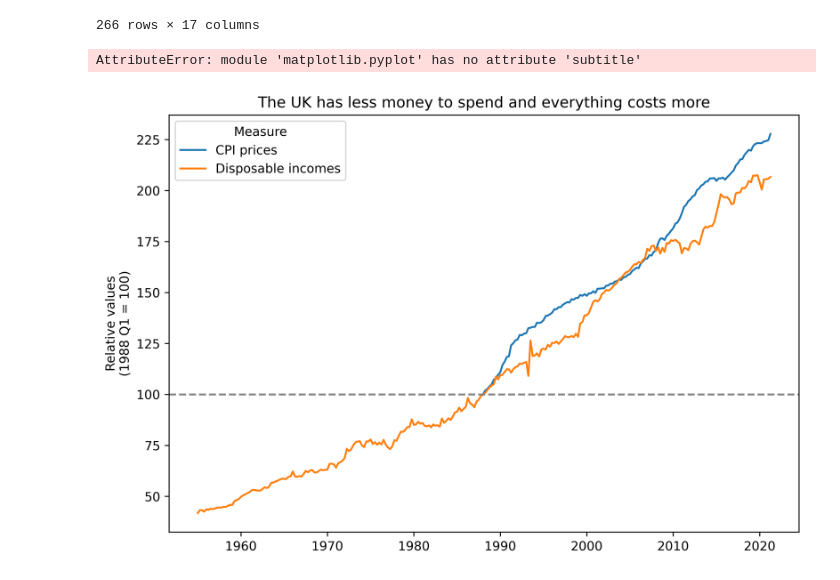
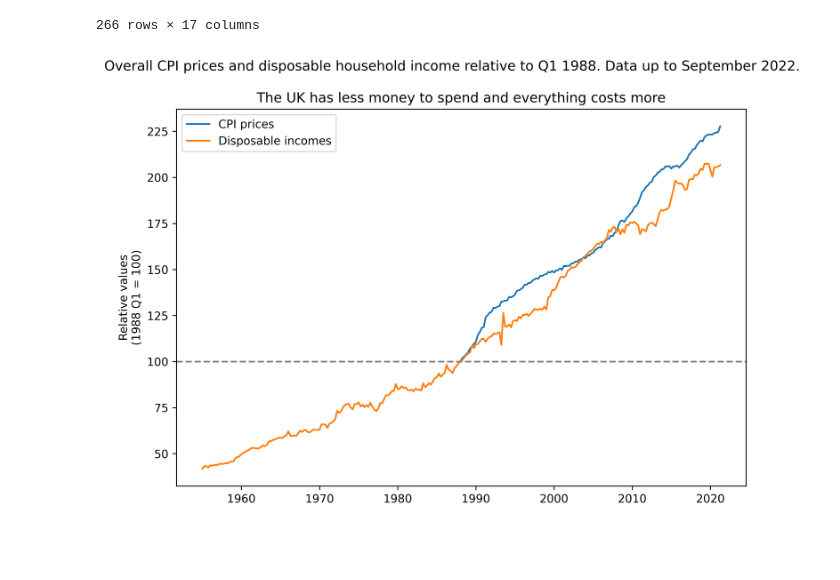
Before and after one commit to DiogoRibeiro7/Medium-Blog, a Jupyter notebook: just_fun/Untitled.ipynb, the cells around one changed output. Saved outputs shown, nothing was run; the diff lists cells and outputs as text; code cells hidden in the pictures; blank space fills up the shorter version.

```diff
--- a/just_fun/Untitled.ipynb
+++ b/just_fun/Untitled.ipynb
@@ -117,32 +117,31 @@ Affordability
 # %%
 import numpy as np
 import matplotlib.pyplot as plt
 import seaborn as sns
 
 # Prepare the summary data
 Summarydata = Affordability.filter(regex='time|^RAPI|^Affordability')
 Summarydata = Summarydata.melt(id_vars='time', var_name='Metric_Product', value_name='Value')
 Summarydata[['Metric', 'Product']] = Summarydata['Metric_Product'].str.split('_', expand=True)
 Summarydata = Summarydata.drop(columns='Metric_Product')
 
 # Plot the data
 plt.figure(figsize=(9,6), dpi=600)
 plot_data = Affordability[['time', 'Overall', 'Incomes']].melt(id_vars='time', var_name='Measure', value_name='Value')
 plot_data['Measure'] = np.where(plot_data['Measure'] == 'Overall', 'CPI prices', 'Disposable incomes')
 plot_data['vjust'] = np.where(plot_data['Measure'] == 'CPI prices', -0.5, 1.5)
 
 sns.lineplot(data=plot_data, x='time', y='Value', hue='Measure')
 plt.axhline(y=100, color='grey', linestyle='--')
 plt.xlabel('')
 plt.ylabel('Relative values\n(1988 Q1 = 100)')
 plt.title('The UK has less money to spend and everything costs more')
-plt.subtitle('Overall CPI prices and disposable household income relative to Q1 1988. Data up to September 2022.')
+plt.suptitle('Overall CPI prices and disposable household income relative to Q1 1988. Data up to September 2022.')
 plt.legend(title='')
 # ...add additional customization as necessary...
-plt.savefig('Outputs/DisposableIncomes.tiff')
+plt.savefig('DisposableIncomes.tiff')
 # %% [output]
-AttributeError: module 'matplotlib.pyplot' has no attribute 'subtitle'
-[figure, old version]
+[figure, new version]
 # %%
 # Plot the data
 plt.figure(figsize=(9,6), dpi=600)
```
Also changed, not shown: parts of 1 cell of this notebook.
